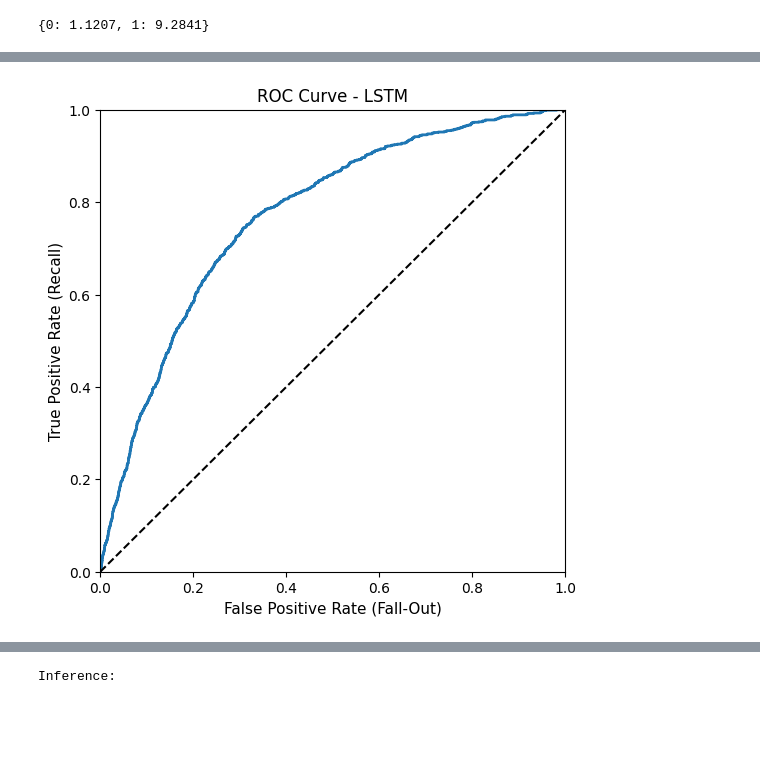
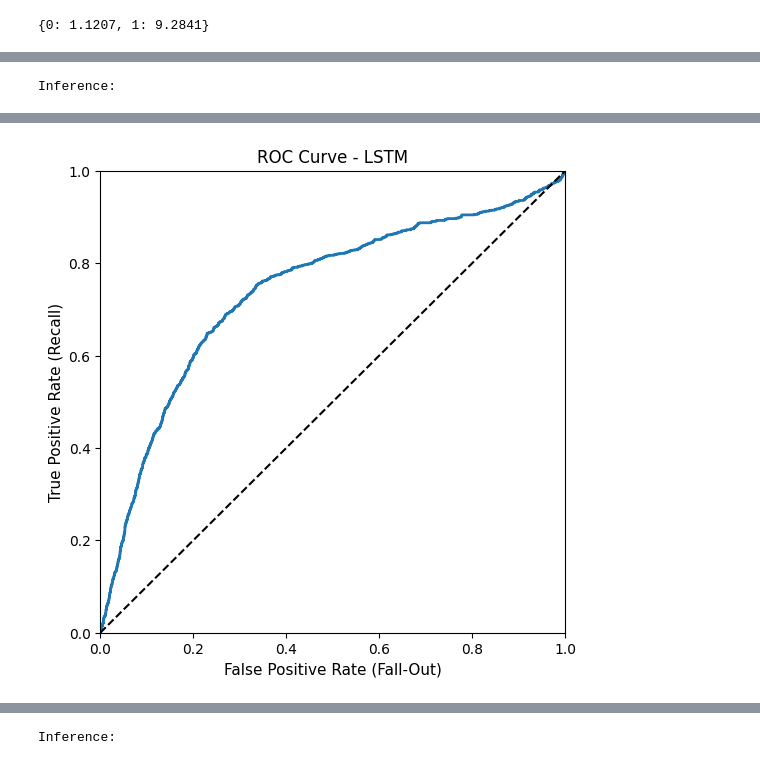
Before and after one commit to 23233408/CAPSTONE, a Jupyter notebook: Kha Huynh/ModelTraining_LSTM.ipynb, the cells around one changed output, grey strips where cells are left out. Saved outputs shown, nothing was run; the diff lists cells and outputs as text; code cells hidden in the pictures; blank space fills up the shorter version.

Commit message:
Update create_train_data_sequence

```diff
--- a/Kha Huynh/ModelTraining_LSTM.ipynb
+++ b/Kha Huynh/ModelTraining_LSTM.ipynb
@@ -90,19 +87,24 @@ X_t0_test = scaler.transform(X_t0_test)
 def ts_to_secs(X, Y, w, s, **options):
 
     ## We want the Rows of matrices show each Feature and the Columns show time points.
-    X = X.T
+    # X = X.T
 
-    m = X.shape[0]   # Data Dimension
-    ttp = X.shape[1] # Total Time Points
-    number_of_secs = int(round(((ttp - w)/s)))
+    # m = X.shape[0]   # Data Dimension
+    # ttp = X.shape[1] # Total Time Points
+    m = X.shape[1]   # Data Dimension
+    ttp = X.shape[0] # Total Time Points
+    # number_of_secs = int(round(((ttp - w)/s)))
+    number_of_secs = int(round((ttp/s)))
 
     ##  Create a 3D matrix for Storing Sections
-    secs_data = np.zeros((number_of_secs , m , w ))
+    # secs_data = np.zeros((number_of_secs , m , w ))
+    secs_data = np.zeros((number_of_secs , w , m ))
     # act_secs_labels = np.zeros(number_of_secs)
     act_secs_labels = []
     k=0
     for i in range(0 , ttp-w, s):
-        secs_data[k] = X[:, i:i+w]
+        # secs_data[k] = X[:, i:i+w]
+        secs_data[k] = X[i:i+w, :]
         # act_secs_labels[k] = y_t0_train.reset_index().iloc[0].IS_SEPSIS.astype(int)
         sub_act = [0, 0]
         true_index = Y[i].astype(int)
@@ -132,9 +134,9 @@ def data_preparation(w, s):
 
 
   ## Here we add an extra dimension to the datasets just to be ready for using with Convolution2D
-  train_data = np.expand_dims(train_data,axis=3)
+  # train_data = np.expand_dims(train_data,axis=3)
   print("[INFO] -- Shape of Training Sections:", train_data.shape)
-  test_data = np.expand_dims(test_data,axis=3)
+  # test_data = np.expand_dims(test_data,axis=3)
   print("[INFO] -- Shape of Test Sections:", test_data.shape)
 
   return train_data, act_train, test_data, act_test
@@ -159,7 +151,7 @@ new_test_data.shape
 # %%
 from keras.layers import Dense, Activation, Dropout
 from tensorflow.keras.callbacks import ModelCheckpoint, EarlyStopping
-from tensorflow.keras.layers import LSTM, Embedding
+from tensorflow.keras.layers import LSTM, Embedding, Input
 from keras.models import Sequential
 from sklearn.model_selection import  train_test_split
 import tensorflow as tf
@@ -172,11 +164,11 @@ from keras.models import Sequential
 def LSTM_model():
     d = 0.25
     model=Sequential()
-    # model.add(Embedding(emb_table.shape[0], emb_table.shape[1], input_length=25, weights = [emb_table]))
-    # model.add(Embedding(emb_table.shape[0], emb_table.shape[1], input_length=25))
-    model.add(LSTM(4,return_sequences=True,input_shape=(32,4)))
+    model.add(Input(shape=(None, 32)))
+    model.add(LSTM(128, return_sequences=True))
+    # model.add(LSTM(4,return_sequences=True,input_shape=(32,4)))
     model.add(Dropout(d))
-    model.add(LSTM(2,return_sequences=True))
+    model.add(LSTM(64,return_sequences=True))
     model.add(Dropout(d))
     model.add(LSTM(75))
     model.add(Dropout(d))
@@ -225,7 +217,7 @@ get_class_weights()
 checkpointer = ModelCheckpoint(filepath = 'weights_best.hdf5', save_best_only = True, monitor='mse', mode='min')
 early_stop = keras.callbacks.EarlyStopping(monitor = 'mse', mode = 'min', patience = 20)
 callbacks_list = [early_stop, checkpointer]
-m = model.fit(new_train_data, act_train,
+m = model.fit(train_data, y_train,
               class_weight=get_class_weights(),
               epochs=50, batch_size=64, verbose=1,
                callbacks=callbacks_list)
@@ -264,10 +257,9 @@ plt.show()
 # %%
-# print("Inference:")
-# from keras.models import load_model
-# eval_act = load_model("weights_best.hdf5")
-# X = new_test_data
-# Y = act_test
-# print_results(eval_act, X, Y)
+print("Inference:")
+from keras.models import load_model
+eval_act = load_model("weights_best.hdf5")
+# %% [output]
+Inference:
 # %%
 # Plotting ROC curve to determine the threshold
 def plot_roc_curve(fpr, tpr, label = None):
@@ -279,10 +271,11 @@ def plot_roc_curve(fpr, tpr, label = None):
     plt.grid(True)
 # %%
 # Predict the test set using the best random forest regressor
-y_pred = model.predict(new_test_data)
+y_pred = model.predict(test_data)
 
 # Plotting ROC curve
-fpr_rf_test, tpr_rf_test, thresholds_roc_rf_test = roc_curve(np.argmax(act_test, axis=1), y_pred[:, 1], pos_label=1)
+fpr_rf_test, tpr_rf_test, thresholds_roc_rf_test = roc_curve(np.argmax(y_test, axis=1), y_pred[:, 1], pos_label=1)
+# fpr_rf_test, tpr_rf_test, thresholds_roc_rf_test = roc_curve(y_test, y_pred, pos_label=1)
 auc_t0_rf = auc(fpr_rf_test, tpr_rf_test)
 print("AUC = {:.4f}".format(auc_t0_rf))
 
@@ -297,4 +290,4 @@ AUC = 0.7710
-[figure, old version]
+[figure, new version]
 # %%
 def print_results(M, X_train, Y_train, X_test, Y_test):
     # np.set_printoptions(suppress=True)
```
Also changed, not shown: parts of 40 cells of this notebook, 2 other files.
